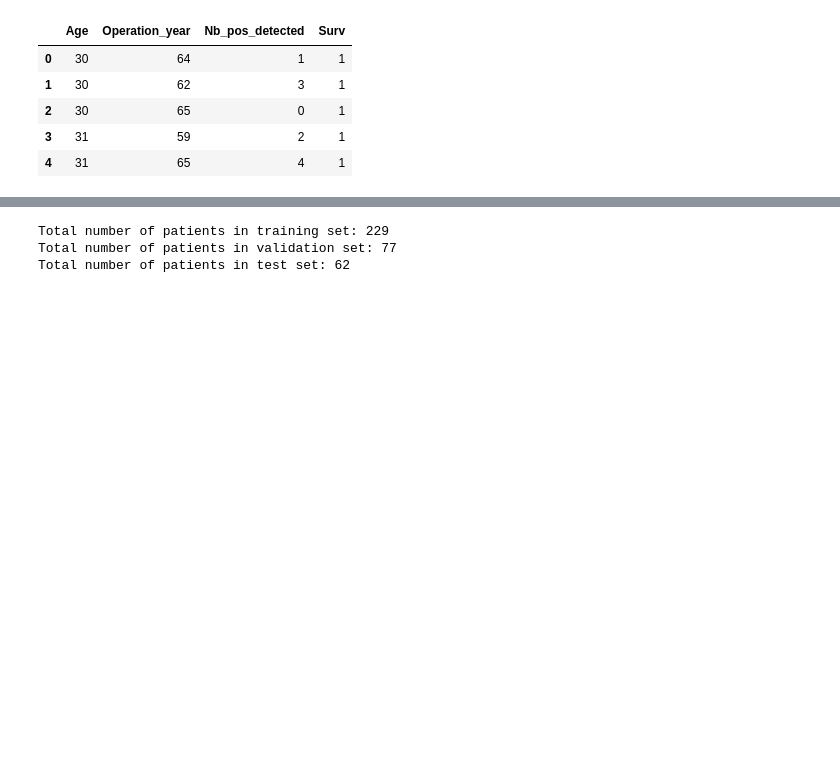
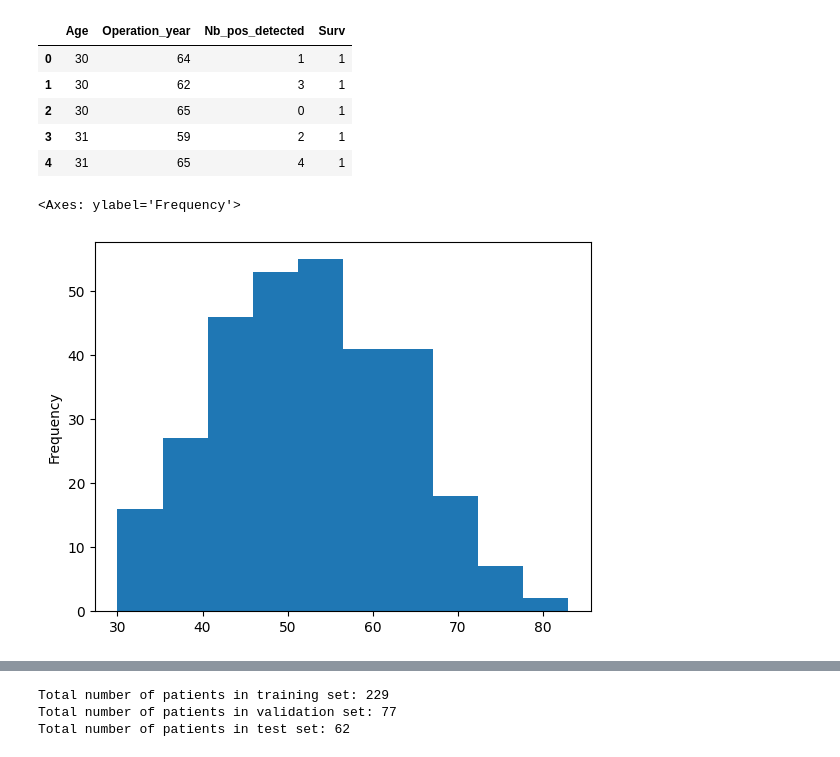
Before and after one commit to Fdvanleeuwen/Surival-Analysis, a Jupyter notebook: Analysis.ipynb, the cells around one changed output, grey strips where cells are left out. Drawn from its saved outputs; the diff is of its cells as text; code cells hidden in the pictures; blank space fills up the shorter version.

Commit message:
Visualisation of the data

```diff
--- a/Analysis.ipynb
+++ b/Analysis.ipynb
@@ -31,3 +34,9 @@ df.head()
 | 2 | 30 | 65 | 0 | 1 |
 | 3 | 31 | 59 | 2 | 1 |
 | 4 | 31 | 65 | 4 | 1 |
+# %%
+# Distribution of Age
+df.Age.plot.hist()
+# %% [output]
+<Axes: ylabel='Frequency'>
+[figure, added]
```
Also changed, not shown: parts of 5 cells of this notebook.
